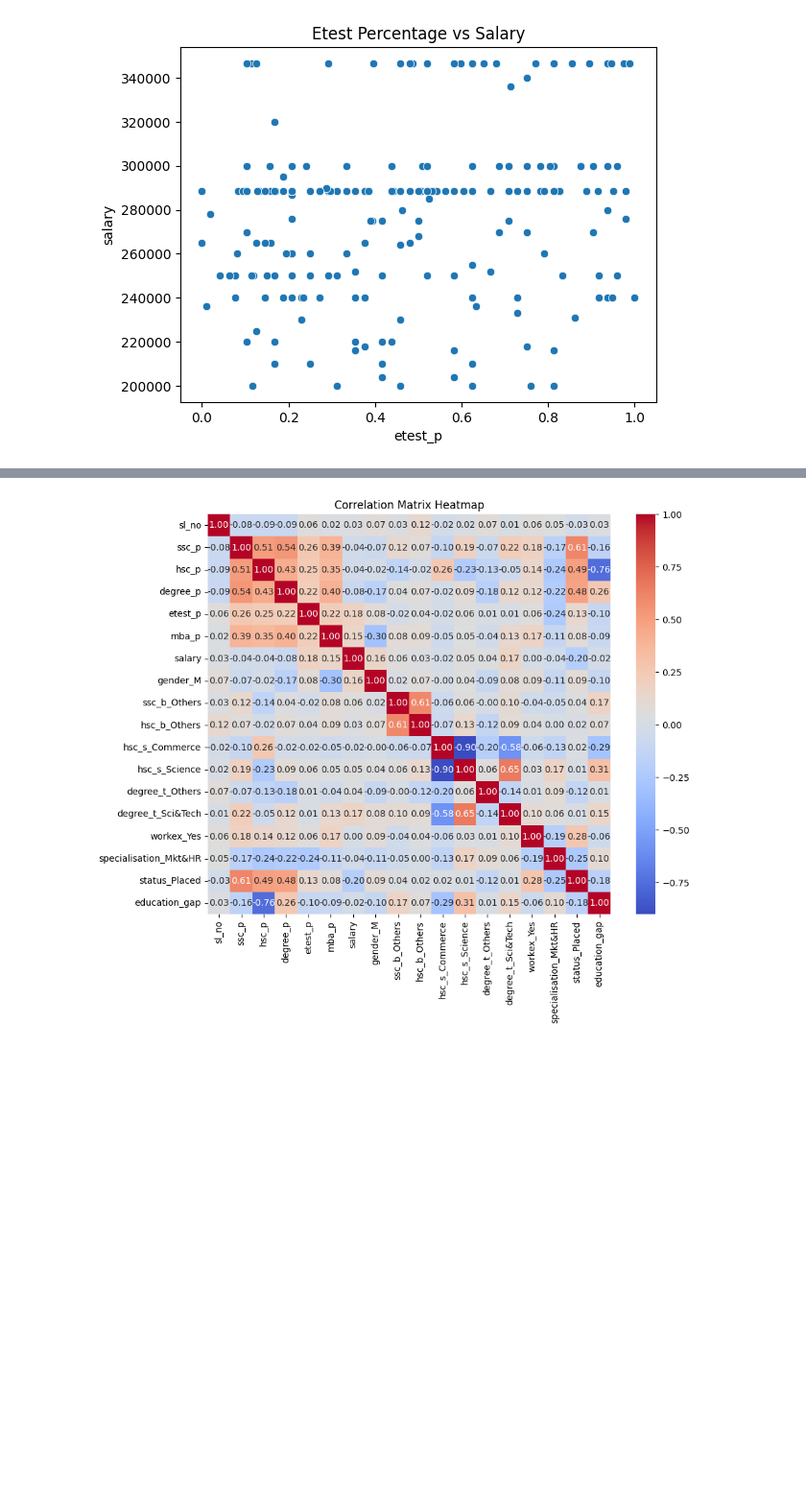
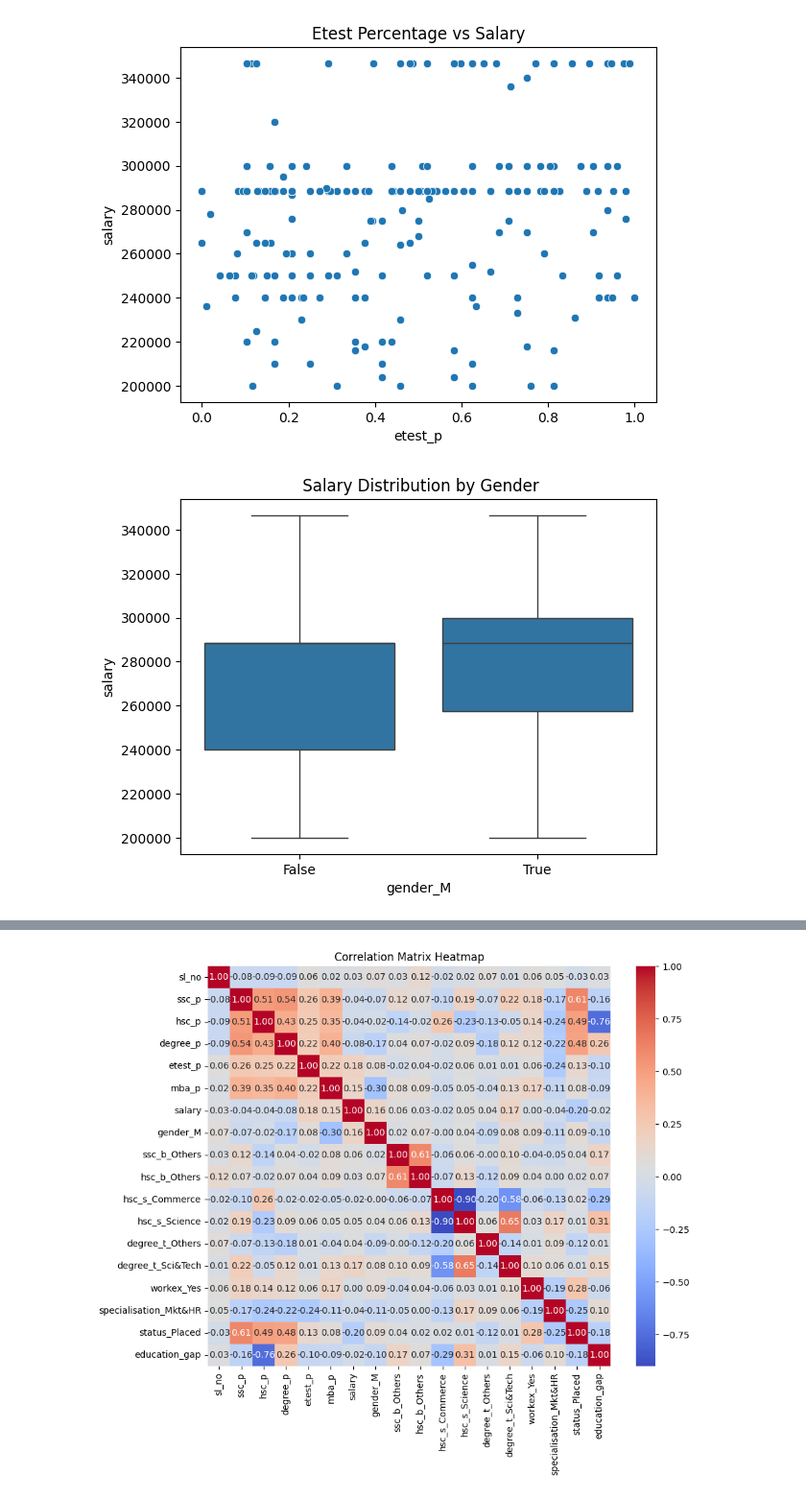
Before and after one commit to Pranav-Marwaha-73/O7-test, a Jupyter notebook: Data.ipynb, the cells around one changed output, grey strips where cells are left out. Shown at 96% size. Cells and saved outputs as stored; diff of their text form; code cells hidden in the pictures; blank space fills up the shorter version.

```diff
--- a/Data.ipynb
+++ b/Data.ipynb
@@ -323,3 +323,10 @@ plt.title('Etest Percentage vs Salary')
 # %% [output]
 Text(0.5, 1.0, 'Etest Percentage vs Salary')
 [figure]
+# %%
+#Construct a box plot to illustrate the distribution of salaries by gender
+sns.boxplot(data=data, x='gender_M', y='salary')
+plt.title(' Salary Distribution by Gender')
+plt.show()
+# %% [output]
+[figure, added]
```
Also changed, not shown: parts of 1 cell of this notebook.
